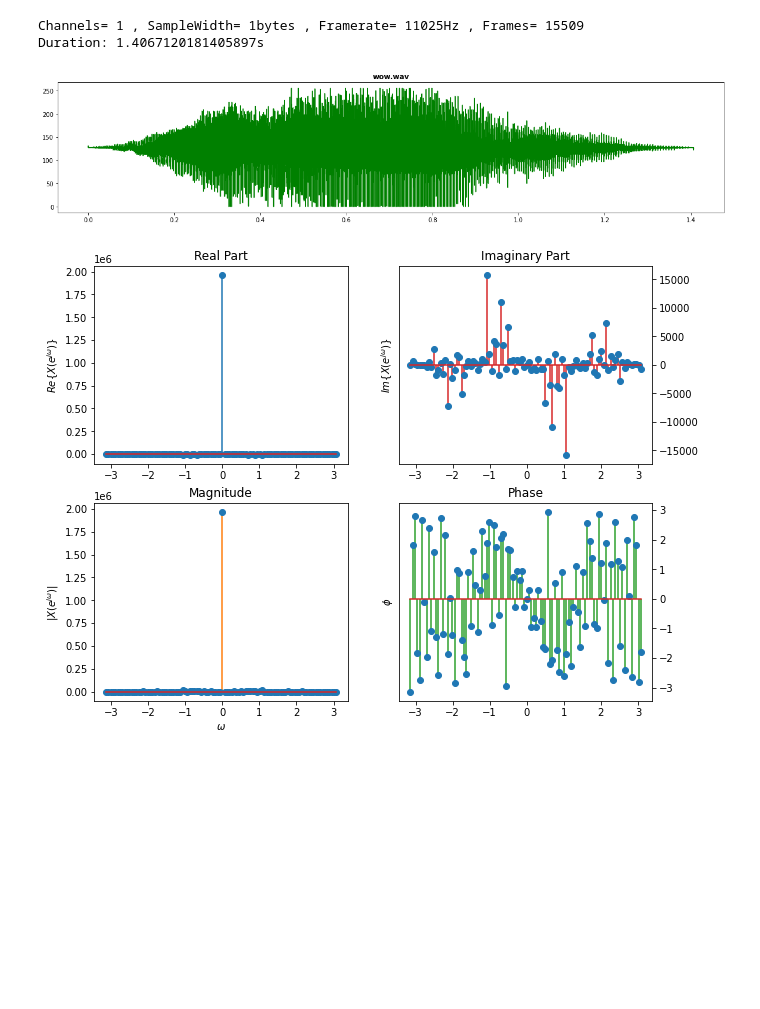
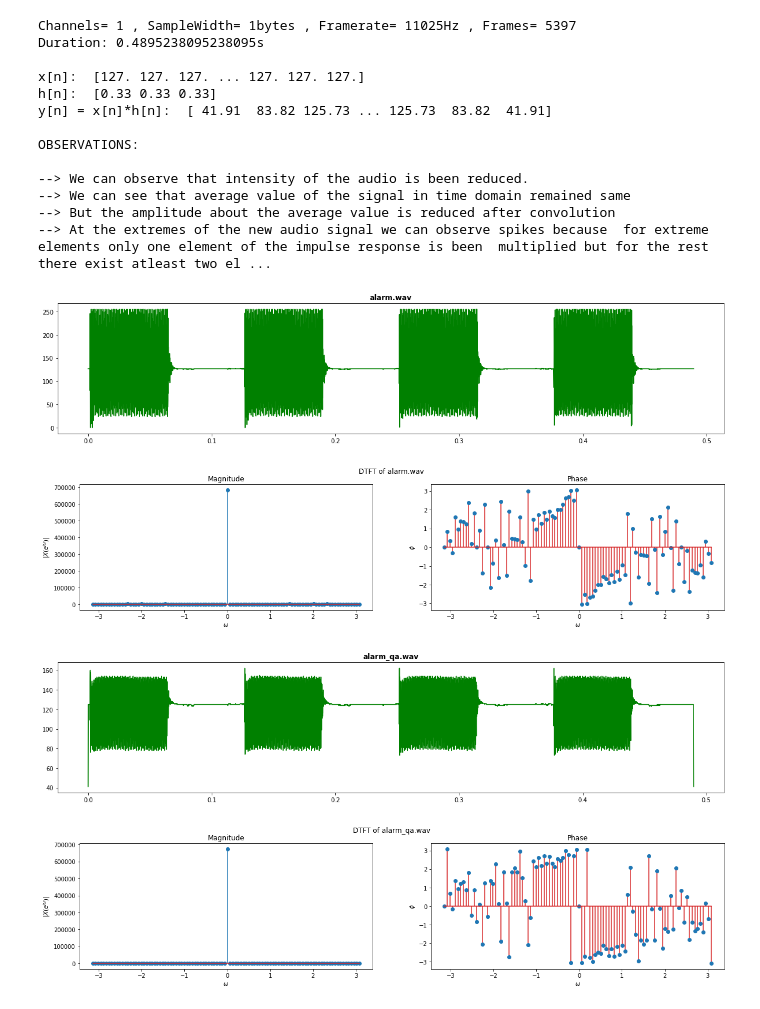
Before and after one commit to TUdayKiranReddy/DSP, a Jupyter notebook: hw1.ipynb, the cells around one changed output. Cells and saved outputs as stored; diff of their text form; code cells hidden in the pictures; blank space fills up the shorter version.

```diff
--- a/hw1.ipynb
+++ b/hw1.ipynb
@@ -120,29 +130,30 @@ def wavfile_to_nparray(FILE, verbose=0, time_len=None, normalise=False):
 
 #This below function will Plot the Time signal. Computes DTFT and also plots Magnitude and phase
 
-def analyise_wav_file(file, normalise, time_len=None):
-    audio, t, frames, _ = wavfile_to_nparray(file, verbose=1, time_len=time_len, normalise=normalise)
+def analyise_wav_file(file, normalise, time_len=None, verbose=0):
+    audio, t, frames, _ = wavfile_to_nparray(file, verbose=verbose, time_len=time_len, normalise=normalise)
     time = np.linspace(0, t, frames)
 
     dtft_audio = dtft(audio, N=100)
 
     plt.rcParams['figure.figsize'] = [20, 4]
+    plt.rc('axes', labelsize=12)
 
     plt.figure()                                            #Plotting Time signal
     plt.title(file, fontsize='large', fontweight='bold')
     plt.plot(time, audio, color='green')
 
 #                                                             #Plotting Magnitude and Phase
-#     fig, (ax1, ax2) = plt.subplots(1,2)
-#     plt.suptitle("DTFT of "+file)
-#     ax1.title.set_text('Magnitude')
-#     ax1.stem(dtft_audio['omega'], dtft_audio['magnitude'])
-#     ax1.set(xlabel='$\omega$', ylabel='$|X(e^{j \omega})|$')
+    fig, (ax1, ax2) = plt.subplots(1,2)
+    plt.suptitle("DTFT of "+file)
+    ax1.title.set_text('Magnitude')
+    ax1.stem(dtft_audio['omega'], dtft_audio['magnitude'])
+    ax1.set(xlabel='$\omega$', ylabel='$|X(e^{j \omega})|$')
 
-#     ax2.title.set_text('Phase')
-#     ax2.set(xlabel='$\omega$', ylabel='$\phi$')
-#     ax2.stem(dtft_audio['omega'], dtft_audio['phase'], 'tab:red')
-    dtft_plotter(dtft_audio)
+    ax2.title.set_text('Phase')
+    ax2.set(xlabel='$\omega$', ylabel='$\phi$')
+    ax2.stem(dtft_audio['omega'], dtft_audio['phase'], 'tab:red')
+#     dtft_plotter(dtft_audio)
 # %%
 def fr_alter(file, fr_scale, nchannels=1, sampwidth=1):
     audio_file = wave.open(file, 'rb')
@@ -275,7 +633,7 @@ def audio_convolve(i, h, normalisation, o, time_len=None):
     y_filep.setsampwidth(1)
     y_filep.setframerate(fr)
 
-    y = convolve(x, h)
+    y = convolve(x, h, plot=False)
 
     if normalisation:
         y = np.clip(y, -1, 1)
@@ -290,15 +648,40 @@ def audio_convolve(i, h, normalisation, o, time_len=None):
 
     return y_file
 # %%
-file = 'wow.wav'
-h = np.array([-0.25, 0.5, -0.25])
-op = audio_convolve(file, h, normalisation=False, o='wow_qb.wav')
+h = np.array([0.33, 0.33, 0.33])
+file = 'alarm.wav'
+
+op = audio_convolve(file, h, normalisation=False, o=file[:-4] + "_qa.wav")
 
 play(file)
 analyise_wav_file(file, normalise=False)
+
+play(op)
+analyise_wav_file(op, normalise=False)
+
+print("\nOBSERVATIONS:\n")
+print("--> We can observe that intensity of the audio is been reduced.")
+print("--> We can see that average value of the signal in time domain remained same")
+print("--> But the amplitude about the average value is reduced after convolution")
+print("--> At the extremes of the new audio signal we can observe spikes because "
+      ,"for extreme elements only one element of the impulse response is been "
+      ,"multiplied but for the rest there exist atleast two elements thus their average reamins constant.")
 # %% [output]
-Channels= 1 , SampleWidth= 1bytes , Framerate= 11025Hz , Frames= 15509
-Duration: 1.4067120181405897s
+Channels= 1 , SampleWidth= 1bytes , Framerate= 11025Hz , Frames= 5397
+Duration: 0.4895238095238095s
+
+x[n]:  [127. 127. 127. ... 127. 127. 127.]
+h[n]:  [0.33 0.33 0.33]
+y[n] = x[n]*h[n]:  [ 41.91  83.82 125.73 ... 125.73  83.82  41.91]
+
+OBSERVATIONS:
+
+--> We can observe that intensity of the audio is been reduced.
+--> We can see that average value of the signal in time domain remained same
+--> But the amplitude about the average value is reduced after convolution
+--> At the extremes of the new audio signal we can observe spikes because  for extreme elements only one element of the impulse response is been  multiplied but for the rest there exist atleast two el ...
-[figure, old version]
+[figure, new version]
-[figure, old version]
+[figure, new version]
+[figure, added]
+[figure, added]
 # %%
```
Also changed, not shown: parts of 34 cells of this notebook.
